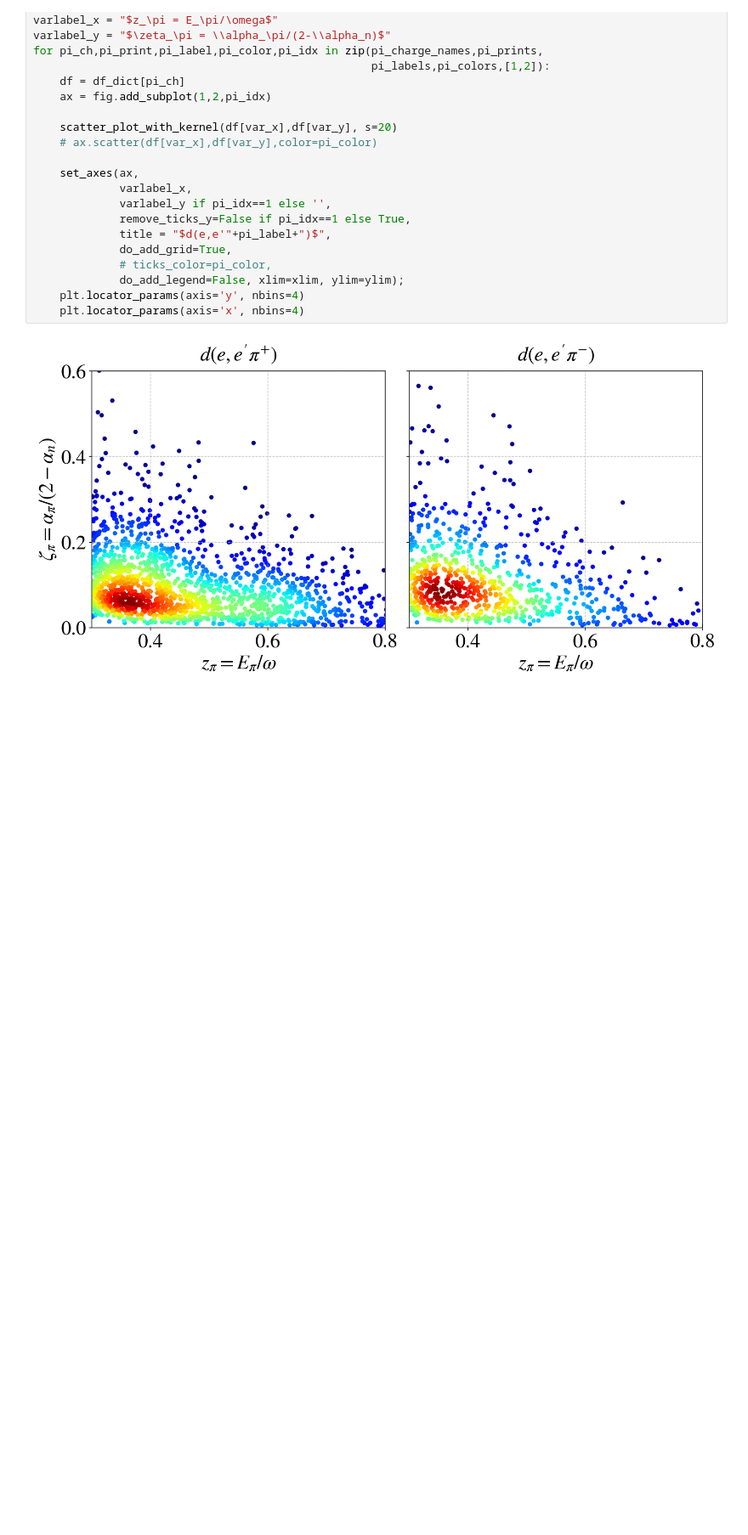
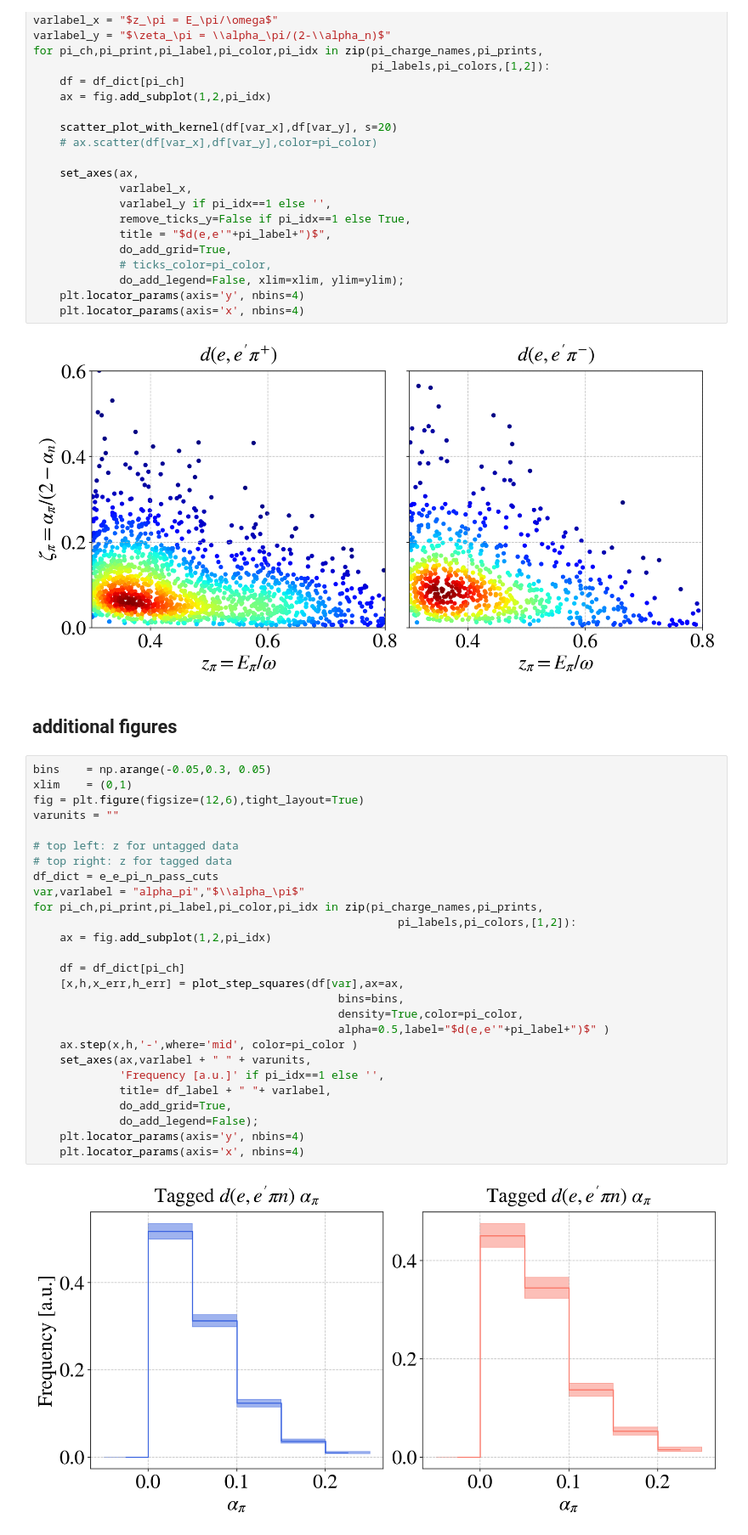
Before and after one commit to erezcoh4/SIDIS_at_BAND, a Jupyter notebook: PythonAnalysis/Kinematics/zeta_pi.ipynb, the cells around one changed output. Shown at 85% size. Saved outputs shown, nothing was run; the diff lists cells and outputs as text; blank space fills up the shorter version.

```diff
--- a/PythonAnalysis/Kinematics/zeta_pi.ipynb
+++ b/PythonAnalysis/Kinematics/zeta_pi.ipynb
@@ -149,3 +149,34 @@ for pi_ch,pi_print,pi_label,pi_color,pi_idx in zip(pi_charge_names,pi_prints,
     plt.locator_params(axis='x', nbins=4)
 # %% [output]
 [figure]
+# %% [markdown]
+## additional figures
+# %%
+bins    = np.arange(-0.05,0.3, 0.05)
+xlim    = (0,1)
+fig = plt.figure(figsize=(12,6),tight_layout=True)
+varunits = ""
+
+# top left: z for untagged data
+# top right: z for tagged data
+df_dict = e_e_pi_n_pass_cuts
+var,varlabel = "alpha_pi","$\\alpha_\pi$"
+for pi_ch,pi_print,pi_label,pi_color,pi_idx in zip(pi_charge_names,pi_prints,
+                                                       pi_labels,pi_colors,[1,2]):
+    ax = fig.add_subplot(1,2,pi_idx)
+
+    df = df_dict[pi_ch]
+    [x,h,x_err,h_err] = plot_step_squares(df[var],ax=ax,
+                                              bins=bins,
+                                              density=True,color=pi_color,
+                                              alpha=0.5,label="$d(e,e'"+pi_label+")$" )
+    ax.step(x,h,'-',where='mid', color=pi_color )
+    set_axes(ax,varlabel + " " + varunits,
+             'Frequency [a.u.]' if pi_idx==1 else '',
+             title= df_label + " "+ varlabel,
+             do_add_grid=True,
+             do_add_legend=False);
+    plt.locator_params(axis='y', nbins=4)
+    plt.locator_params(axis='x', nbins=4)
+# %% [output]
+[figure, added]
```
Also changed, not shown: 2 other files.
